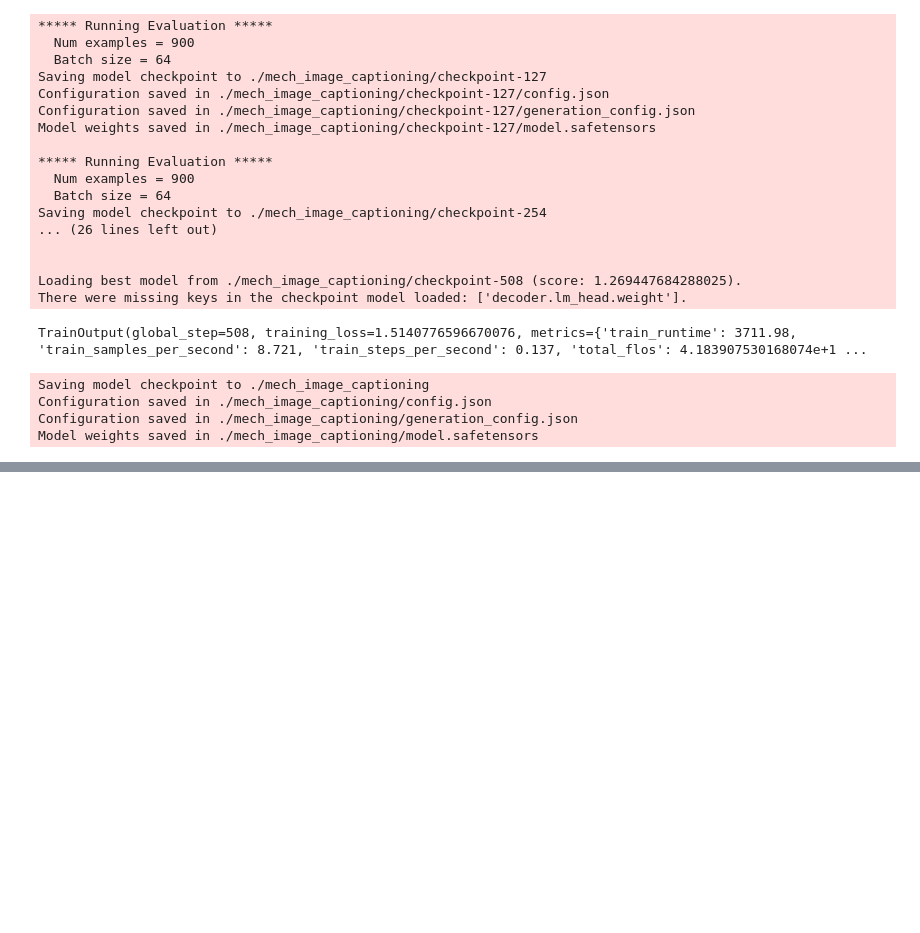
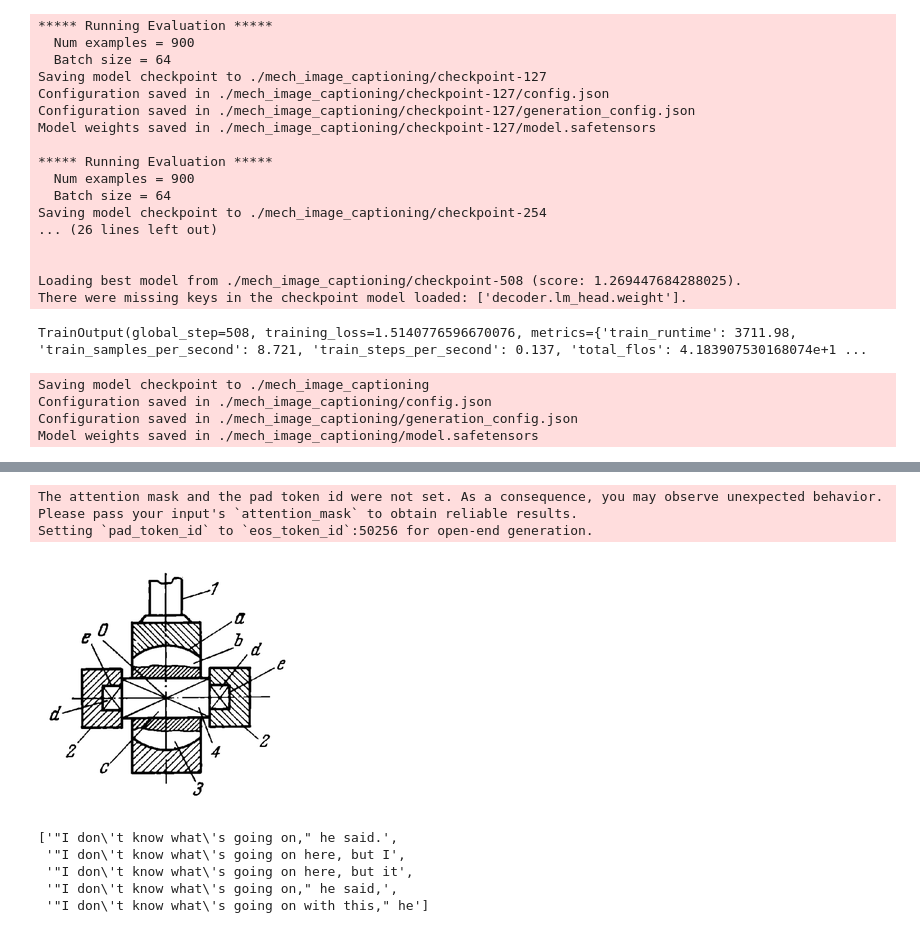
Before and after one commit to nirmal-ank/Transformers, a Jupyter notebook: Vision_Transformer_and_Finetuning_it.ipynb, the cells around one changed output, grey strips where cells are left out. Saved outputs shown, nothing was run; the diff lists cells and outputs as text; code cells hidden in the pictures; blank space fills up the shorter version.

```diff
--- a/Vision_Transformer_and_Finetuning_it.ipynb
+++ b/Vision_Transformer_and_Finetuning_it.ipynb
@@ -508,7 +547,17 @@ non_finetuned = VisionEncoderDecoderModel.from_encoder_decoder_pretrained('googl
 # %%
 # Sanity check that a pretrained model alone couldn't do this
 
 captions, generated, image_matrix = caption_image(
-    non_finetuned, '../data/flicker_images/3148647065_2d6cd88cf6.jpg'
+    non_finetuned,'combined_dataset_256x/rus_5.png'
+
 )
 captions
+# %% [output]
+The attention mask and the pad token id were not set. As a consequence, you may observe unexpected behavior. Please pass your input's `attention_mask` to obtain reliable results.
+Setting `pad_token_id` to `eos_token_id`:50256 for open-end generation.
+[figure, added]
+['"I don\'t know what\'s going on," he said.',
+ '"I don\'t know what\'s going on here, but I',
+ '"I don\'t know what\'s going on here, but it',
+ '"I don\'t know what\'s going on," he said,',
+ '"I don\'t know what\'s going on with this," he']
```
Also changed, not shown: parts of 10 cells of this notebook, 1 other file.
